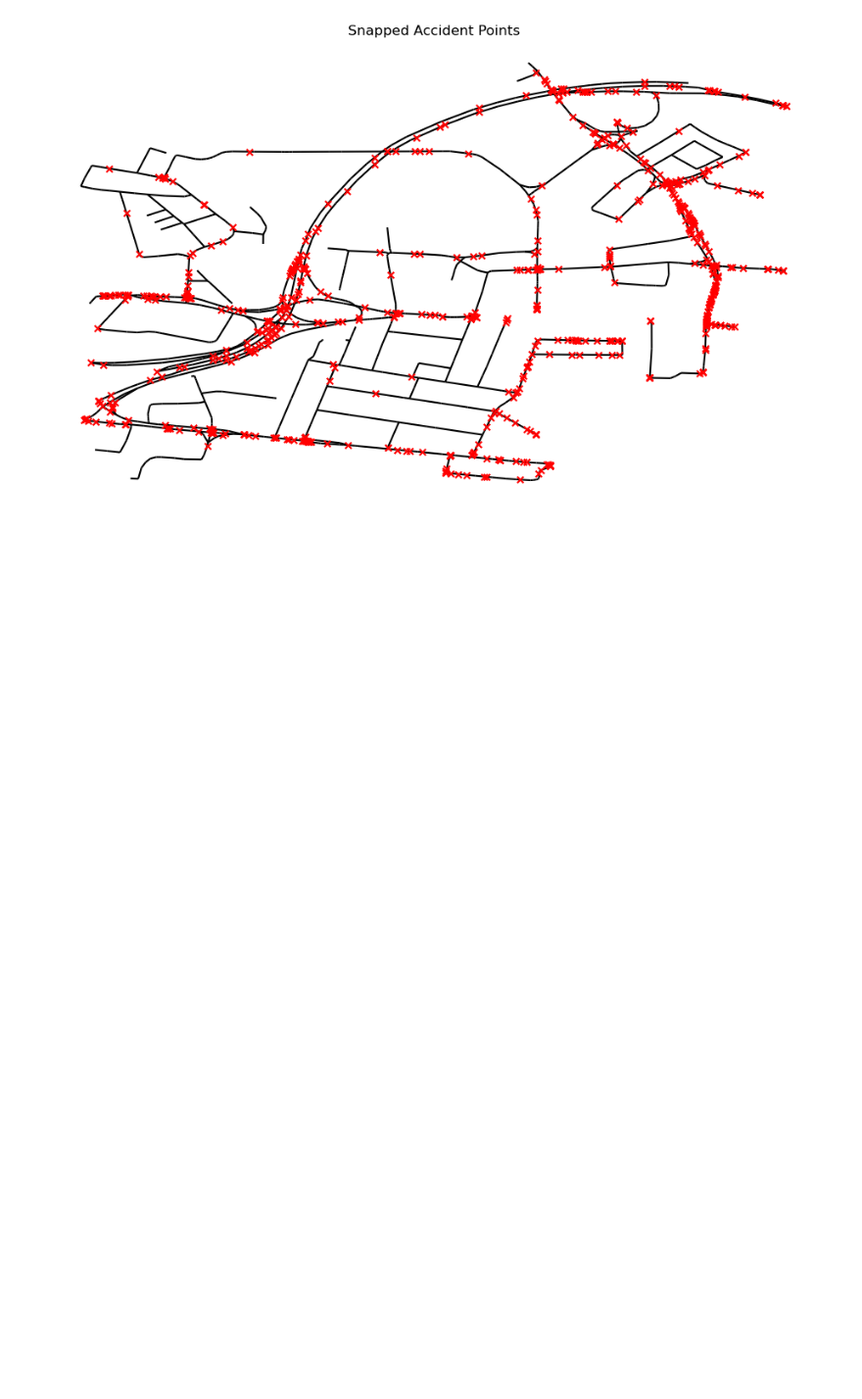
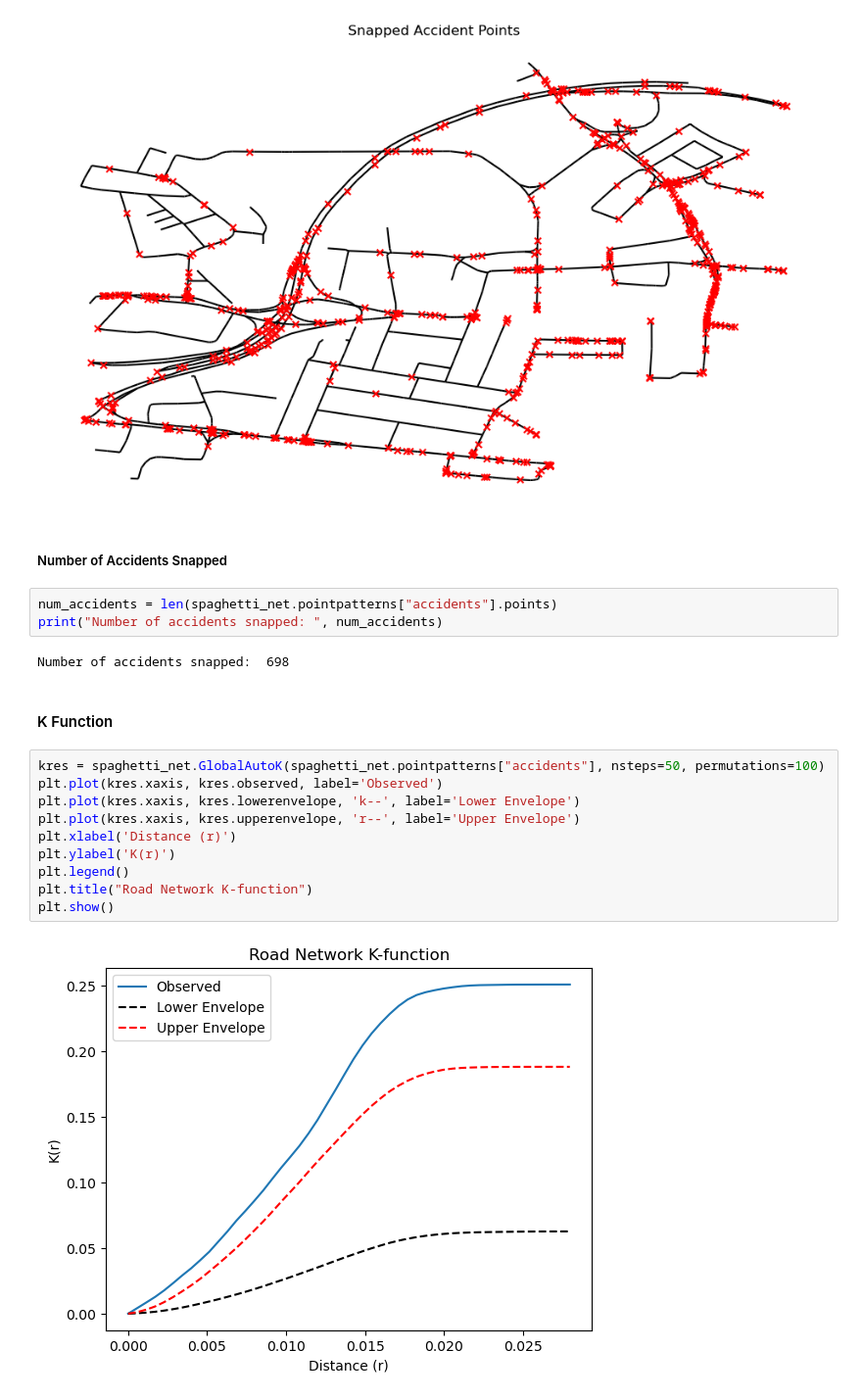
Before and after one commit to mak1821/Network-Data-Analysis---Coursework, a Jupyter notebook: Part2.ipynb, the cells around one changed output. Shown at 98% size. Cells and saved outputs as stored; diff of their text form; blank space fills up the shorter version.

Commit message:
Added Code For K-Function & Moran's I

```diff
--- a/Part2.ipynb
+++ b/Part2.ipynb
@@ -142,3 +147,24 @@ plt.axis("off")
 plt.show()
 # %% [output]
 [figure]
+# %% [markdown]
+##### Number of Accidents Snapped
+# %%
+num_accidents = len(spaghetti_net.pointpatterns["accidents"].points)
+print("Number of accidents snapped: ", num_accidents)
+# %% [output]
+Number of accidents snapped:  698
+# %% [markdown]
+#### K Function
+# %%
+kres = spaghetti_net.GlobalAutoK(spaghetti_net.pointpatterns["accidents"], nsteps=50, permutations=100)
+plt.plot(kres.xaxis, kres.observed, label='Observed')
+plt.plot(kres.xaxis, kres.lowerenvelope, 'k--', label='Lower Envelope')
+plt.plot(kres.xaxis, kres.upperenvelope, 'r--', label='Upper Envelope')
+plt.xlabel('Distance (r)')
+plt.ylabel('K(r)')
+plt.legend()
+plt.title("Road Network K-function")
+plt.show()
+# %% [output]
+[figure, added]
```
Also changed, not shown: parts of 5 cells of this notebook.
